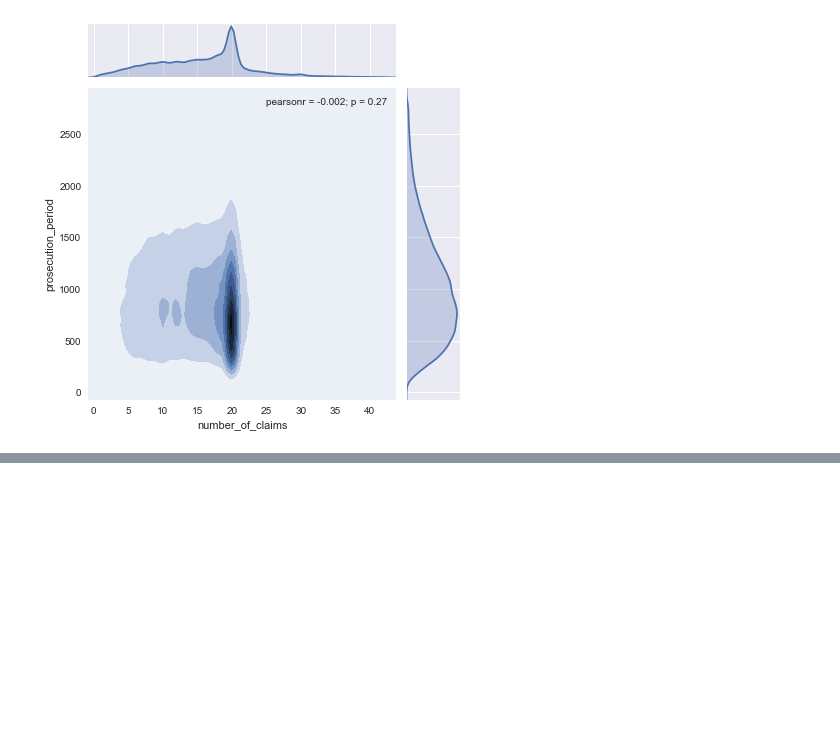
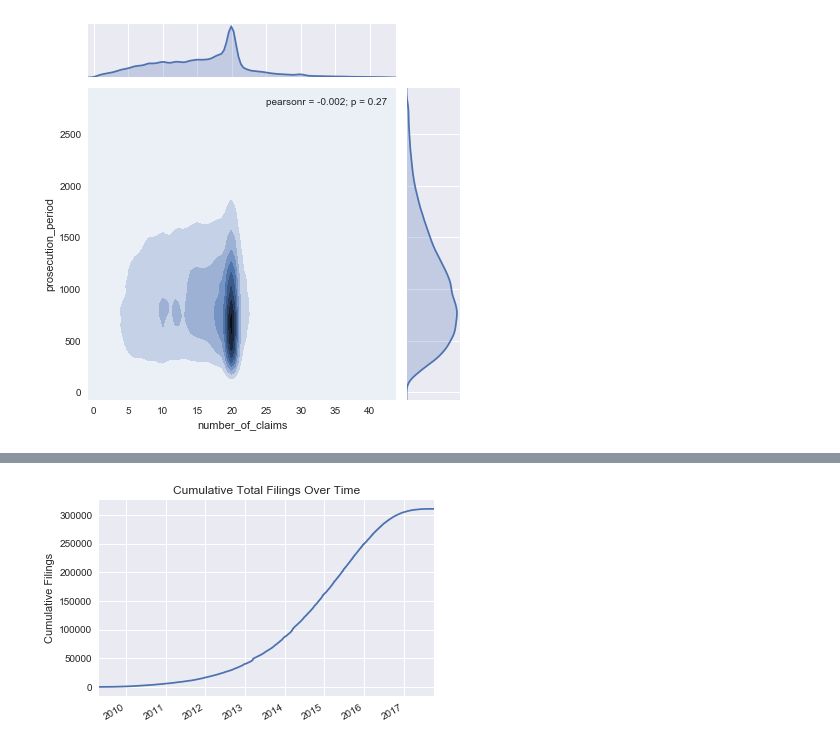
Before and after one commit to jayclare/2017_patent_grants_analytics, a Jupyter notebook: jupyter_notebooks/data_storytelling.ipynb, the cells around one changed output, grey strips where cells are left out. Drawn from its saved outputs; the diff is of its cells as text; code cells hidden in the pictures; blank space fills up the shorter version.

Commit message:
add time series analysis to storytelling

```diff
--- a/jupyter_notebooks/data_storytelling.ipynb
+++ b/jupyter_notebooks/data_storytelling.ipynb
@@ -33,5 +42,5 @@ memory usage: 26.9+ MB
 # %%
-all_patents_df[['number-of-drawing_sheets','number-of-figures','number_of_claims']] = all_patents_df[['number-of-drawing-sheets','number-of-figures','number_of_claims']].astype(int)
+all_patents_df[['number-of-drawing-sheets','number-of-figures','number_of_claims']] = all_patents_df[['number-of-drawing-sheets','number-of-figures','number_of_claims']].astype(int)
 
 all_patents_df.info()
 # %% [output]
@@ -211,0 +225,4 @@ plt.show()
+# %%
+filing_ts_df = pd.DataFrame(utility_patents_subset_df.filing_date.value_counts())
+
+filing_ts_df.info()
@@ -211,0 +236,8 @@ plt.show()
+# %%
+filing_ts_df = filing_ts_df.rename(columns={'filing_date':'filings'})
+
+filing_ts_df = filing_ts_df.sort_index()
+
+filing_ts_df['running_total'] = filing_ts_df.filings.cumsum()
+
+filing_ts_df.info()
@@ -211,0 +252,8 @@ plt.show()
+# %%
+filing_ts_df.running_total.plot()
+plt.title("Cumulative Total Filings Over Time")
+plt.ylabel("Cumulative Filings")
+
+plt.show()
+# %% [output]
+[figure, added]
```
Also changed, not shown: parts of 13 cells of this notebook.
